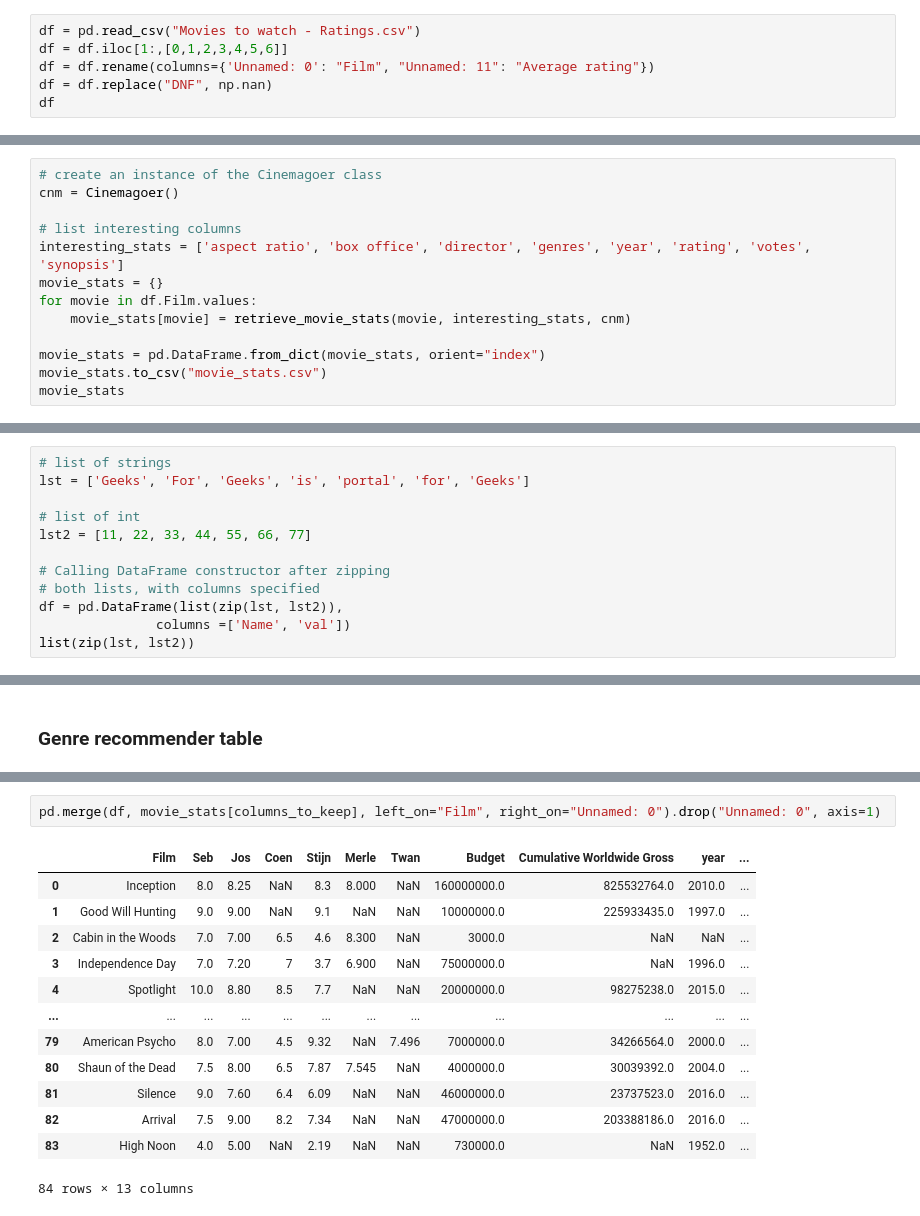
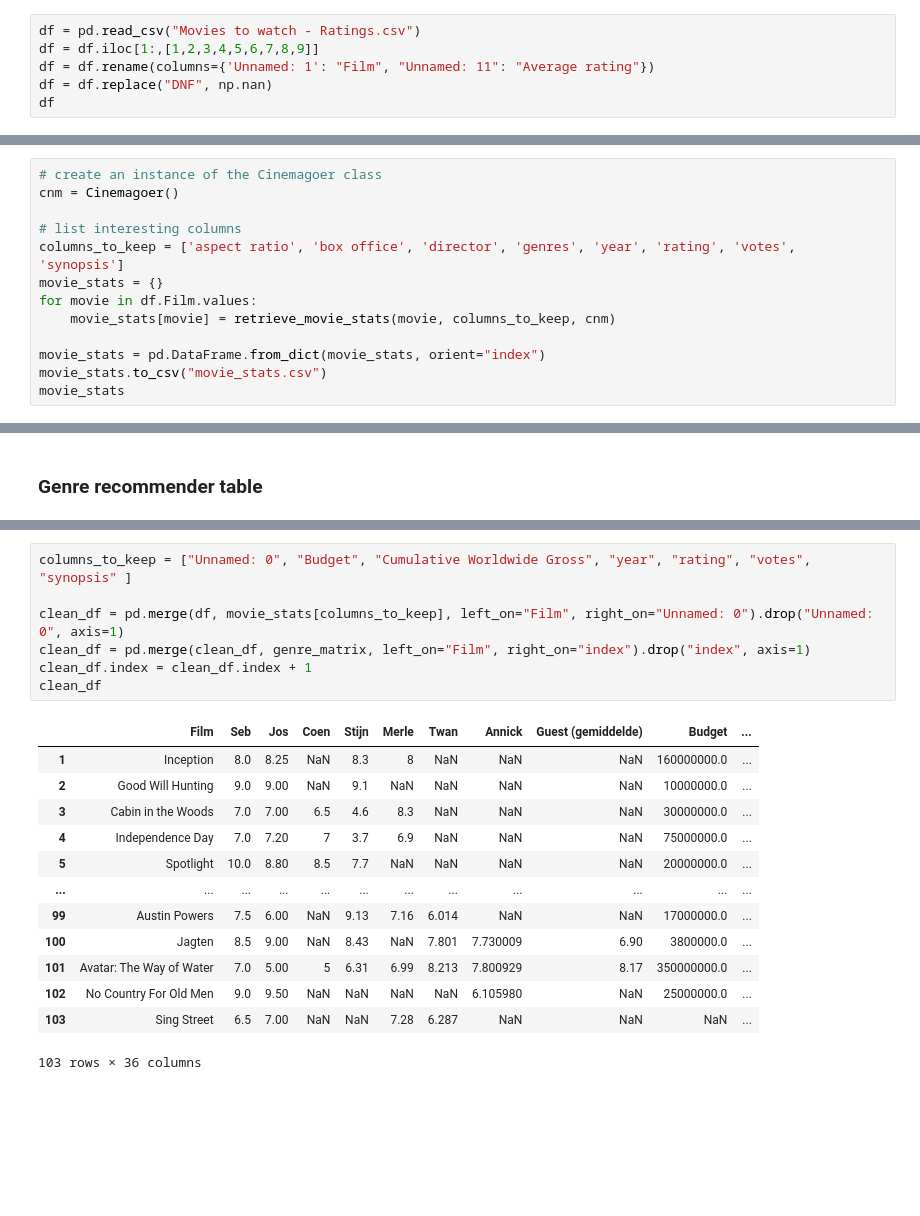
Before and after one commit to Filmavond-Science-Inc/Movie-night-dashboard, a Jupyter notebook: create_movie_dataframe.ipynb, the cells around one changed output, grey strips where cells are left out. Drawn from its saved outputs; the diff is of its cells as text; blank space fills up the shorter version.

Commit message:
Home, movies and statistics
Van statistics moet de user statistics nog

```diff
--- a/create_movie_dataframe.ipynb
+++ b/create_movie_dataframe.ipynb
@@ -8,8 +8,8 @@ import re
 # Read movie dataset
 # %%
 df = pd.read_csv("Movies to watch - Ratings.csv")
-df = df.iloc[1:,[0,1,2,3,4,5,6]]
-df = df.rename(columns={'Unnamed: 0': "Film", "Unnamed: 11": "Average rating"})
+df = df.iloc[1:,[1,2,3,4,5,6,7,8,9]]
+df = df.rename(columns={'Unnamed: 1': "Film", "Unnamed: 11": "Average rating"})
 df = df.replace("DNF", np.nan)
 df
 # %% [output]
@@ -76,10 +76,10 @@ def retrieve_movie_stats(movie, interesting_stats, ia):
 cnm = Cinemagoer()
 
 # list interesting columns
-interesting_stats = ['aspect ratio', 'box office', 'director', 'genres', 'year', 'rating', 'votes', 'synopsis']
+columns_to_keep = ['aspect ratio', 'box office', 'director', 'genres', 'year', 'rating', 'votes', 'synopsis']
 movie_stats = {}
 for movie in df.Film.values:
-    movie_stats[movie] = retrieve_movie_stats(movie, interesting_stats, cnm)
+    movie_stats[movie] = retrieve_movie_stats(movie, columns_to_keep, cnm)
 
 movie_stats = pd.DataFrame.from_dict(movie_stats, orient="index")
 movie_stats.to_csv("movie_stats.csv")
@@ -156,12 +157,0 @@ genre_array_to_table(movie_stats["genres"])
-# %%
-# list of strings
-lst = ['Geeks', 'For', 'Geeks', 'is', 'portal', 'for', 'Geeks']
-
-# list of int
-lst2 = [11, 22, 33, 44, 55, 66, 77]
-
-# Calling DataFrame constructor after zipping
-# both lists, with columns specified
-df = pd.DataFrame(list(zip(lst, lst2)),
-               columns =['Name', 'val'])
-list(zip(lst, lst2))
@@ -240,16 +239,21 @@ genre_matrix
 # %%
-pd.merge(df, movie_stats[columns_to_keep], left_on="Film", right_on="Unnamed: 0").drop("Unnamed: 0", axis=1)
+columns_to_keep = ["Unnamed: 0", "Budget", "Cumulative Worldwide Gross", "year", "rating", "votes", "synopsis" ]
+
+clean_df = pd.merge(df, movie_stats[columns_to_keep], left_on="Film", right_on="Unnamed: 0").drop("Unnamed: 0", axis=1)
+clean_df = pd.merge(clean_df, genre_matrix, left_on="Film", right_on="index").drop("index", axis=1)
+clean_df.index = clean_df.index + 1
+clean_df
 # %% [output]
-|  | Film | Seb | Jos | Coen | Stijn | Merle | Twan | Budget | Cumulative Worldwide Gross | year | ... |
-| 0 | Inception | 8.0 | 8.25 | NaN | 8.3 | 8.000 | NaN | 160000000.0 | 825532764.0 | 2010.0 | ... |
-| 1 | Good Will Hunting | 9.0 | 9.00 | NaN | 9.1 | NaN | NaN | 10000000.0 | 225933435.0 | 1997.0 | ... |
-| 2 | Cabin in the Woods | 7.0 | 7.00 | 6.5 | 4.6 | 8.300 | NaN | 3000.0 | NaN | NaN | ... |
-| 3 | Independence Day | 7.0 | 7.20 | 7 | 3.7 | 6.900 | NaN | 75000000.0 | NaN | 1996.0 | ... |
-| 4 | Spotlight | 10.0 | 8.80 | 8.5 | 7.7 | NaN | NaN | 20000000.0 | 98275238.0 | 2015.0 | ... |
+|  | Film | Seb | Jos | Coen | Stijn | Merle | Twan | Annick | Guest (gemiddelde) | Budget | ... |
+| 1 | Inception | 8.0 | 8.25 | NaN | 8.3 | 8 | NaN | NaN | NaN | 160000000.0 | ... |
+| 2 | Good Will Hunting | 9.0 | 9.00 | NaN | 9.1 | NaN | NaN | NaN | NaN | 10000000.0 | ... |
+| 3 | Cabin in the Woods | 7.0 | 7.00 | 6.5 | 4.6 | 8.3 | NaN | NaN | NaN | 30000000.0 | ... |
+| 4 | Independence Day | 7.0 | 7.20 | 7 | 3.7 | 6.9 | NaN | NaN | NaN | 75000000.0 | ... |
+| 5 | Spotlight | 10.0 | 8.80 | 8.5 | 7.7 | NaN | NaN | NaN | NaN | 20000000.0 | ... |
 | ... | ... | ... | ... | ... | ... | ... | ... | ... | ... | ... | ... |
-| 79 | American Psycho | 8.0 | 7.00 | 4.5 | 9.32 | NaN | 7.496 | 7000000.0 | 34266564.0 | 2000.0 | ... |
-| 80 | Shaun of the Dead | 7.5 | 8.00 | 6.5 | 7.87 | 7.545 | NaN | 4000000.0 | 30039392.0 | 2004.0 | ... |
-| 81 | Silence | 9.0 | 7.60 | 6.4 | 6.09 | NaN | NaN | 46000000.0 | 23737523.0 | 2016.0 | ... |
-| 82 | Arrival | 7.5 | 9.00 | 8.2 | 7.34 | NaN | NaN | 47000000.0 | 203388186.0 | 2016.0 | ... |
-| 83 | High Noon | 4.0 | 5.00 | NaN | 2.19 | NaN | NaN | 730000.0 | NaN | 1952.0 | ... |
+| 99 | Austin Powers | 7.5 | 6.00 | NaN | 9.13 | 7.16 | 6.014 | NaN | NaN | 17000000.0 | ... |
+| 100 | Jagten | 8.5 | 9.00 | NaN | 8.43 | NaN | 7.801 | 7.730009 | 6.90 | 3800000.0 | ... |
+| 101 | Avatar: The Way of Water | 7.0 | 5.00 | 5 | 6.31 | 6.99 | 8.213 | 7.800929 | 8.17 | 350000000.0 | ... |
+| 102 | No Country For Old Men | 9.0 | 9.50 | NaN | NaN | NaN | NaN | 6.105980 | NaN | 25000000.0 | ... |
+| 103 | Sing Street | 6.5 | 7.00 | NaN | NaN | 7.28 | 6.287 | NaN | NaN | NaN | ... |
-84 rows × 13 columns
+103 rows × 36 columns
```
Also changed, not shown: parts of 9 cells of this notebook, 12 other files.
